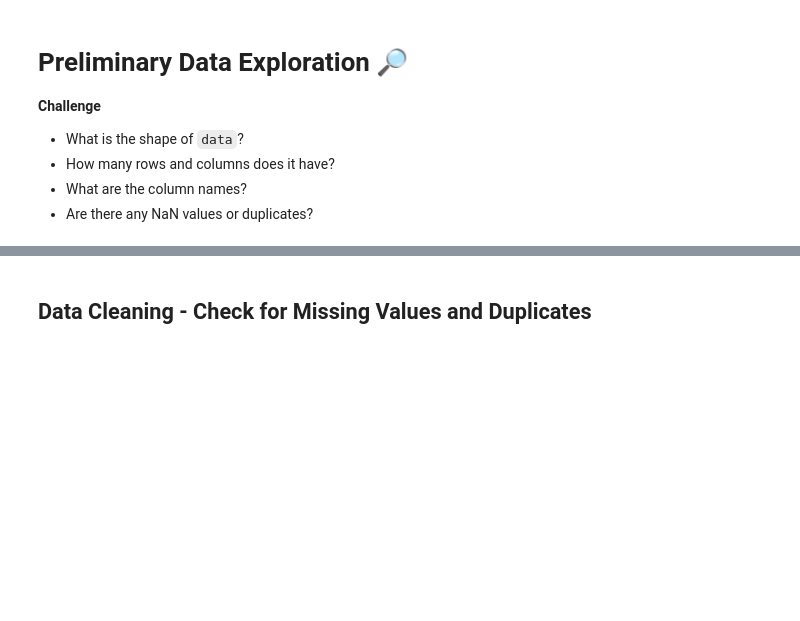
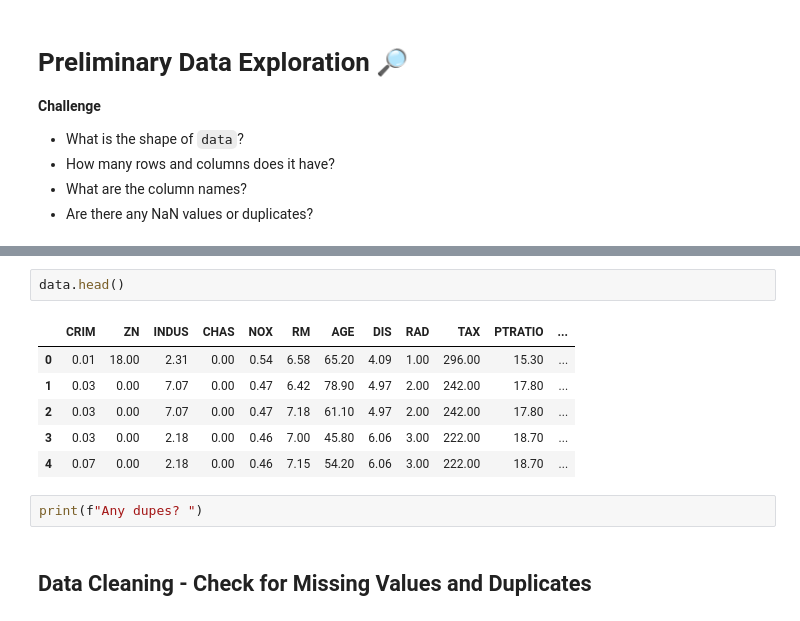
Before and after one commit to ksg-dev/multivariable-regression, a Jupyter notebook: Multivariable_Regression_and_Valuation_Model_(start).ipynb, the cells around one changed output, grey strips where cells are left out. Cells and saved outputs as stored; diff of their text form; blank space fills up the shorter version.

```diff
--- a/Multivariable_Regression_and_Valuation_Model_(start).ipynb
+++ b/Multivariable_Regression_and_Valuation_Model_(start).ipynb
@@ -93,3 +117,14 @@ This is a copy of [UCI ML housing dataset](https://archive.ics.uci.edu/ml/machin
+# %%
+data.head()
+# %% [output]
+|  | CRIM | ZN | INDUS | CHAS | NOX | RM | AGE | DIS | RAD | TAX | PTRATIO | ... |
+| 0 | 0.01 | 18.00 | 2.31 | 0.00 | 0.54 | 6.58 | 65.20 | 4.09 | 1.00 | 296.00 | 15.30 | ... |
+| 1 | 0.03 | 0.00 | 7.07 | 0.00 | 0.47 | 6.42 | 78.90 | 4.97 | 2.00 | 242.00 | 17.80 | ... |
+| 2 | 0.03 | 0.00 | 7.07 | 0.00 | 0.47 | 7.18 | 61.10 | 4.97 | 2.00 | 242.00 | 17.80 | ... |
+| 3 | 0.03 | 0.00 | 2.18 | 0.00 | 0.46 | 7.00 | 45.80 | 6.06 | 3.00 | 222.00 | 18.70 | ... |
+| 4 | 0.07 | 0.00 | 2.18 | 0.00 | 0.46 | 7.15 | 54.20 | 6.06 | 3.00 | 222.00 | 18.70 | ... |
+# %%
+print(f"Any dupes? ")
 # %% [markdown]
 ## Data Cleaning - Check for Missing Values and Duplicates
 # %% [markdown]
```
Also changed, not shown: parts of 2 cells of this notebook.
